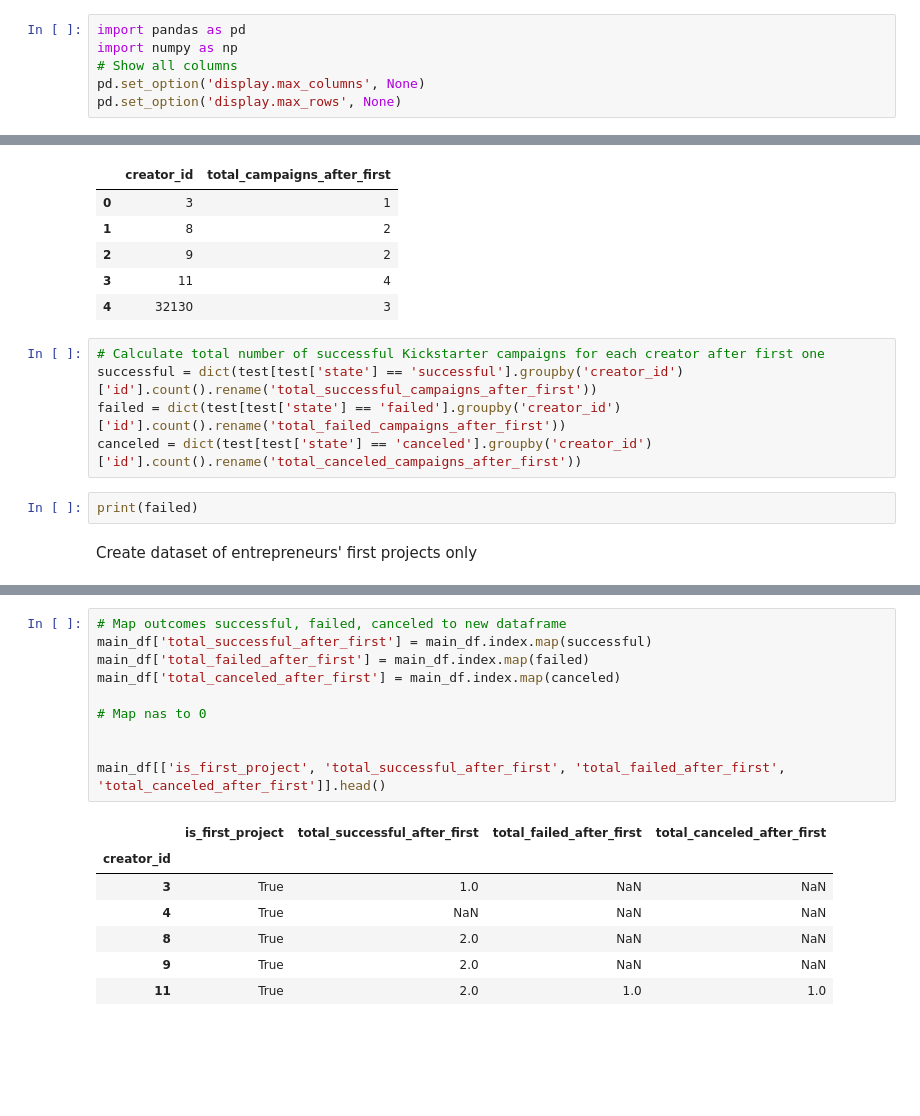
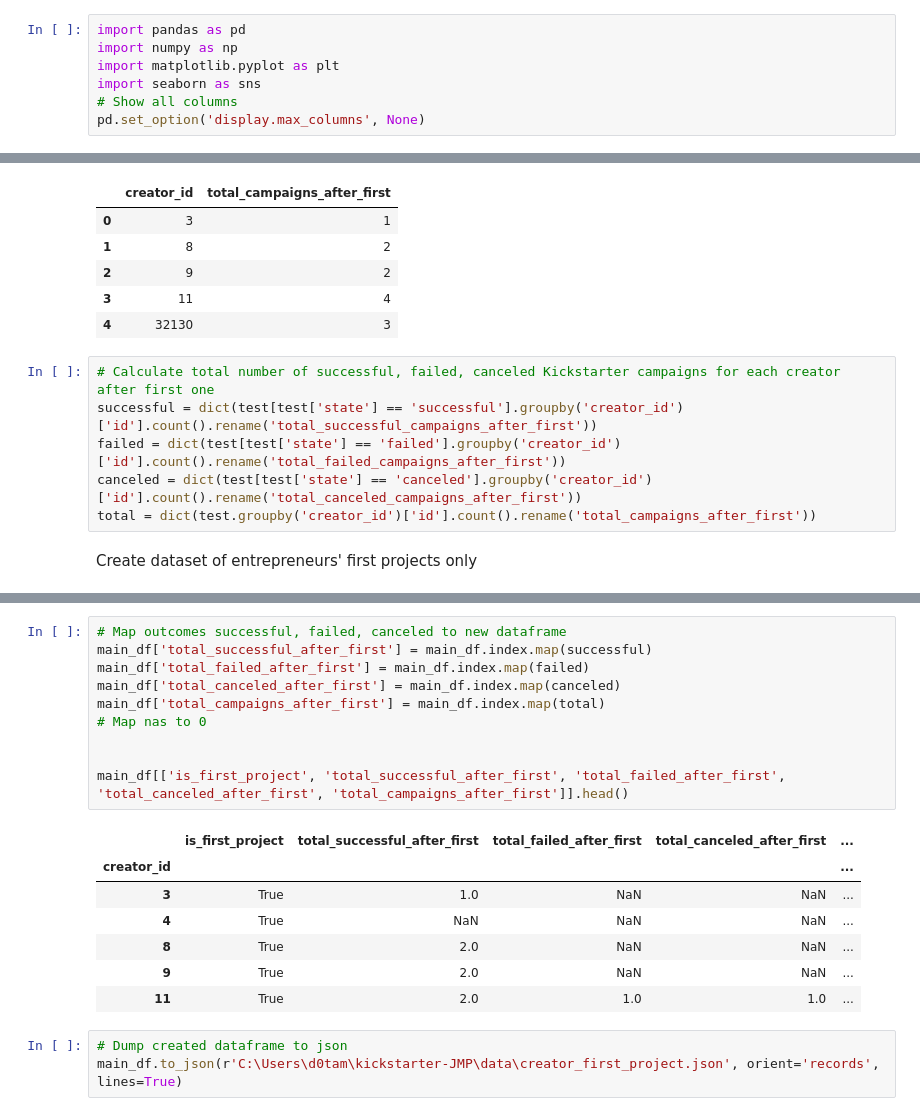
Before and after one commit to sahilpatil98/kickstarter-JMP, a Jupyter notebook: data-cleaning/cleaner.ipynb, the cells around one changed output, grey strips where cells are left out. Saved outputs shown, nothing was run; the diff lists cells and outputs as text; blank space fills up the shorter version.

```diff
--- a/data-cleaning/cleaner.ipynb
+++ b/data-cleaning/cleaner.ipynb
@@ -3,9 +3,10 @@
 # %%
 import pandas as pd
 import numpy as np
+import matplotlib.pyplot as plt
+import seaborn as sns
 # Show all columns
 pd.set_option('display.max_columns', None)
-pd.set_option('display.max_rows', None)
 # %% [markdown]
 Read JSON file
 # %%
@@ -84,12 +91,11 @@ test.groupby('creator_id', as_index = False)['id'].count().sort_values(by = 'cre
 | 3 | 11 | 4 |
 | 4 | 32130 | 3 |
 # %%
-# Calculate total number of successful Kickstarter campaigns for each creator after first one
+# Calculate total number of successful, failed, canceled Kickstarter campaigns for each creator after first one
 successful = dict(test[test['state'] == 'successful'].groupby('creator_id')['id'].count().rename('total_successful_campaigns_after_first'))
 failed = dict(test[test['state'] == 'failed'].groupby('creator_id')['id'].count().rename('total_failed_campaigns_after_first'))
 canceled = dict(test[test['state'] == 'canceled'].groupby('creator_id')['id'].count().rename('total_canceled_campaigns_after_first'))
+total = dict(test.groupby('creator_id')['id'].count().rename('total_campaigns_after_first'))
-# %%
-print(failed)
 # %% [markdown]
 Create dataset of entrepreneurs' first projects only
 # %%
@@ -115,18 +121,21 @@ main_df[['id','state', 'state_changed_at','launched_at', 'deadline', 'pledged',
 # %%
 # Map outcomes successful, failed, canceled to new dataframe
 main_df['total_successful_after_first'] = main_df.index.map(successful)
 main_df['total_failed_after_first'] = main_df.index.map(failed)
 main_df['total_canceled_after_first'] = main_df.index.map(canceled)
-
+main_df['total_campaigns_after_first'] = main_df.index.map(total)
 # Map nas to 0
 
 
-main_df[['is_first_project', 'total_successful_after_first', 'total_failed_after_first', 'total_canceled_after_first']].head()
+main_df[['is_first_project', 'total_successful_after_first', 'total_failed_after_first', 'total_canceled_after_first', 'total_campaigns_after_first']].head()
 # %% [output]
-|  | is_first_project | total_successful_after_first | total_failed_after_first | total_canceled_after_first |
-| creator_id |  |  |  |  |
-| 3 | True | 1.0 | NaN | NaN |
-| 4 | True | NaN | NaN | NaN |
-| 8 | True | 2.0 | NaN | NaN |
-| 9 | True | 2.0 | NaN | NaN |
-| 11 | True | 2.0 | 1.0 | 1.0 |
+|  | is_first_project | total_successful_after_first | total_failed_after_first | total_canceled_after_first | ... |
+| creator_id |  |  |  |  | ... |
+| 3 | True | 1.0 | NaN | NaN | ... |
+| 4 | True | NaN | NaN | NaN | ... |
+| 8 | True | 2.0 | NaN | NaN | ... |
+| 9 | True | 2.0 | NaN | NaN | ... |
+| 11 | True | 2.0 | 1.0 | 1.0 | ... |
+# %%
+# Dump created dataframe to json
+main_df.to_json(r'C:\Users\d0tam\kickstarter-JMP\data\creator_first_project.json', orient='records', lines=True)
```
Also changed, not shown: parts of 1 cell of this notebook.
